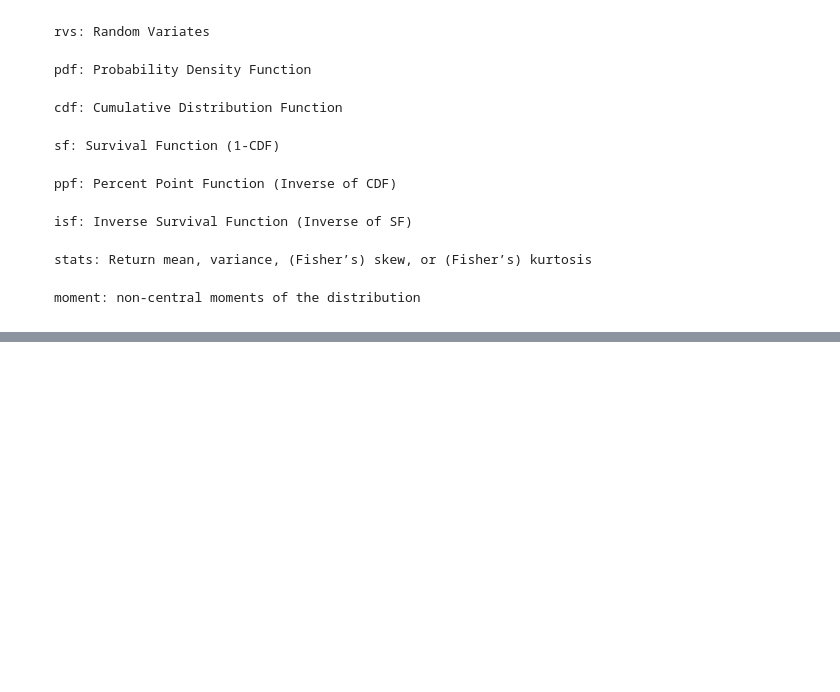
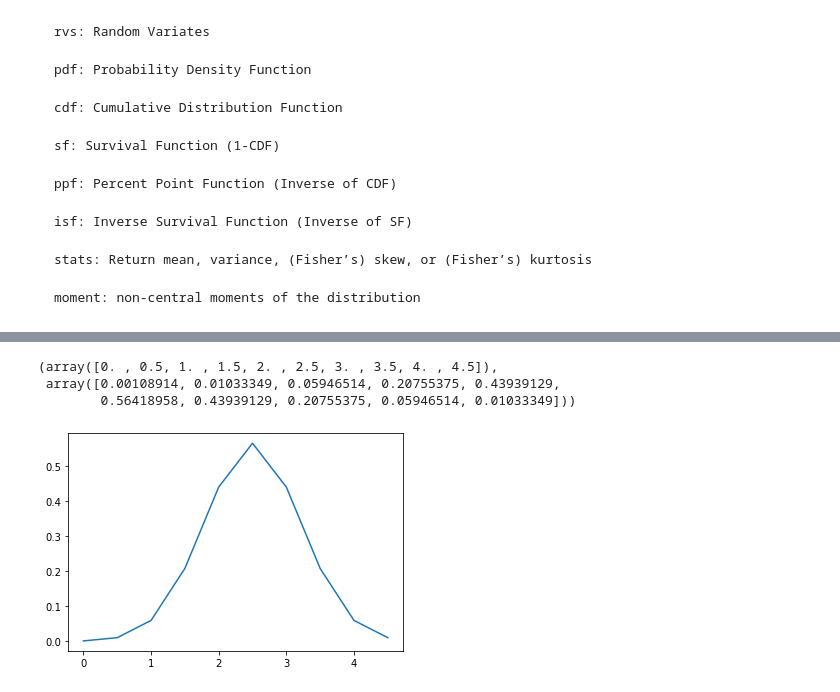
Before and after one commit to jlivsey/CenTS-pickupPy, a Jupyter notebook: python/notebooks/random-number-generation.ipynb, the cells around one changed output, grey strips where cells are left out. Drawn from its saved outputs; the diff is of its cells as text; code cells hidden in the pictures; blank space fills up the shorter version.

```diff
--- a/python/notebooks/random-number-generation.ipynb
+++ b/python/notebooks/random-number-generation.ipynb
@@ -111,0 +101,15 @@ array([0, 1, 0, 0, 1, 1, 0, 2, 2, 1])
+# %%
+x = np.linspace(0, 5, 10, endpoint=False)
+y = multivariate_normal.pdf(x, mean=2.5, cov=0.5)
+
+
+fig1 = plt.figure()
+ax = fig1.add_subplot(111)
+ax.plot(x, y)
+
+x,y
+# %% [output]
+(array([0. , 0.5, 1. , 1.5, 2. , 2.5, 3. , 3.5, 4. , 4.5]),
+ array([0.00108914, 0.01033349, 0.05946514, 0.20755375, 0.43939129,
+        0.56418958, 0.43939129, 0.20755375, 0.05946514, 0.01033349]))
+[figure, added]
```
Also changed, not shown: parts of 32 cells of this notebook.
